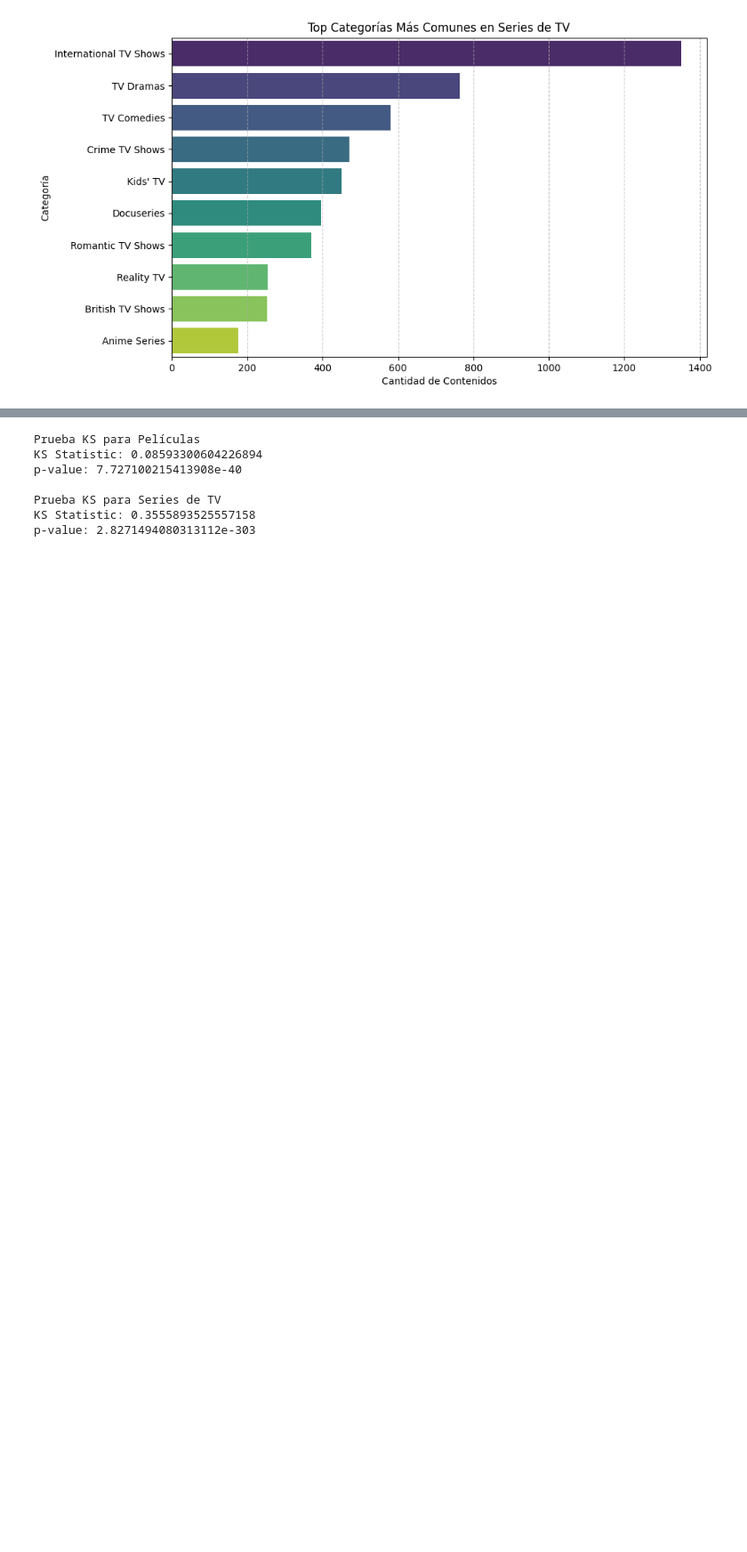
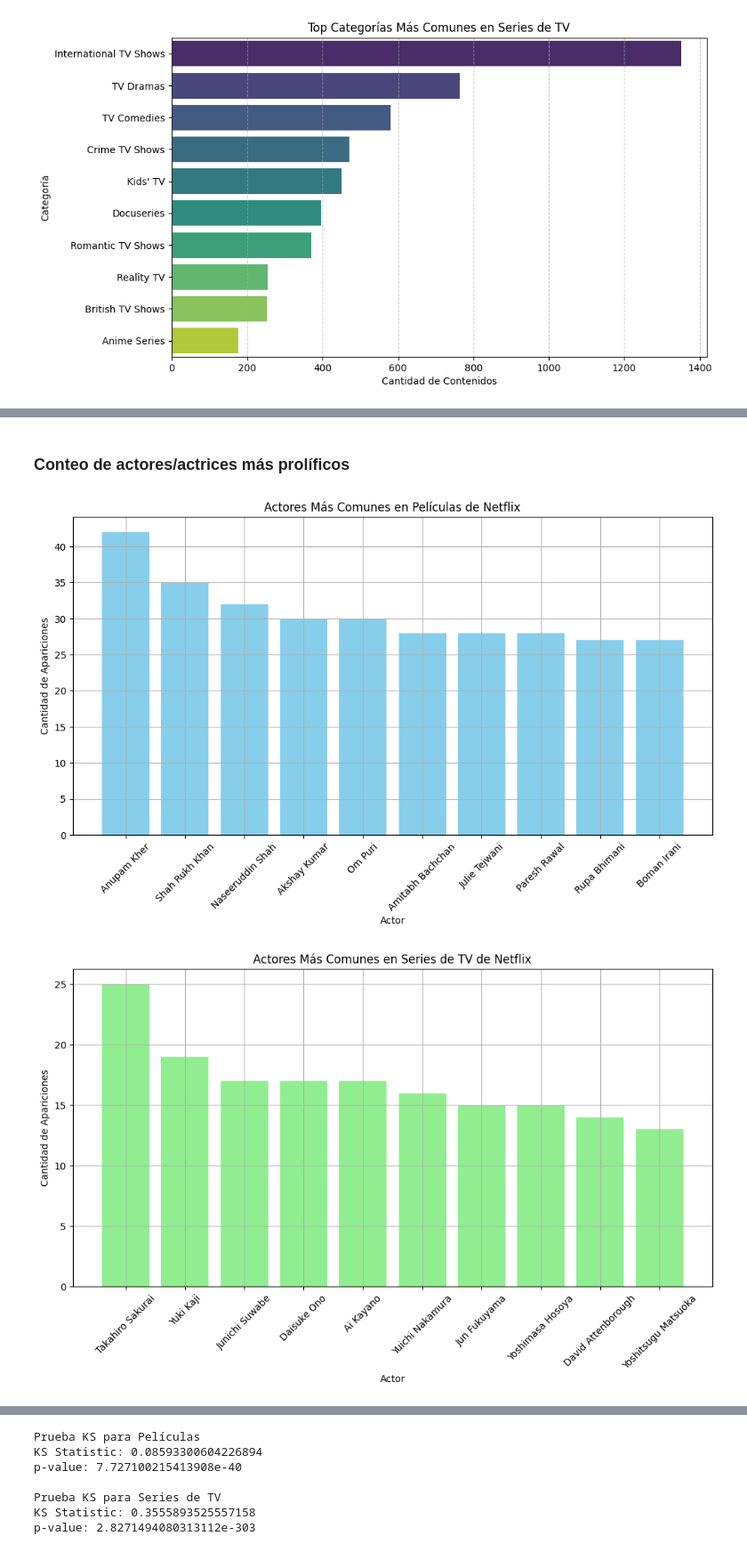
Before and after one commit to LuciferEvil01/Netflix-Movie-Analysis, a Jupyter notebook: DataAnalysis.ipynb, the cells around one changed output, grey strips where cells are left out. Shown at 89% size. Cells and saved outputs as stored; diff of their text form; code cells hidden in the pictures; blank space fills up the shorter version.

```diff
--- a/DataAnalysis.ipynb
+++ b/DataAnalysis.ipynb
@@ -533,3 +688,45 @@ Name: count, dtype: int64
+# %% [markdown]
+### Conteo de actores/actrices más prolíficos
+# %%
+# Función para contar los actores más comunes
+def get_most_common_actors(data, n=10):
+    all_actors = data['cast'].dropna().str.split(',').sum()
+    all_actors = [actor.strip() for actor in all_actors]
+    actor_counts = Counter(all_actors)
+    return actor_counts.most_common(n)
+
+# Actores más comunes en películas
+most_common_actors_movies = get_most_common_actors(movies_data)
+
+# Actores más comunes en series
+most_common_actors_tv_shows = get_most_common_actors(tv_shows_data)
+
+# Convertir los resultados a DataFrame para graficar
+df_actors_movies = pd.DataFrame(most_common_actors_movies, columns=['Actor', 'Conteo'])
+df_actors_tv_shows = pd.DataFrame(most_common_actors_tv_shows, columns=['Actor', 'Conteo'])
+
+# Graficar los actores más comunes en películas
+plt.figure(figsize=(12, 6))
+plt.bar(df_actors_movies['Actor'], df_actors_movies['Conteo'], color='skyblue')
+plt.xlabel('Actor')
+plt.ylabel('Cantidad de Apariciones')
+plt.title('Actores Más Comunes en Películas de Netflix')
+plt.xticks(rotation=45)
+plt.grid(True)
+plt.show()
+
+# Graficar los actores más comunes en series de TV
+plt.figure(figsize=(12, 6))
+plt.bar(df_actors_tv_shows['Actor'], df_actors_tv_shows['Conteo'], color='lightgreen')
+plt.xlabel('Actor')
+plt.ylabel('Cantidad de Apariciones')
+plt.title('Actores Más Comunes en Series de TV de Netflix')
+plt.xticks(rotation=45)
+plt.grid(True)
+plt.show()
+# %% [output]
+[figure, added]
+[figure, added]
 # %% [markdown]
 ## Test de Kolmogorov-Smirnov
 
```
Also changed, not shown: parts of 7 cells of this notebook.
